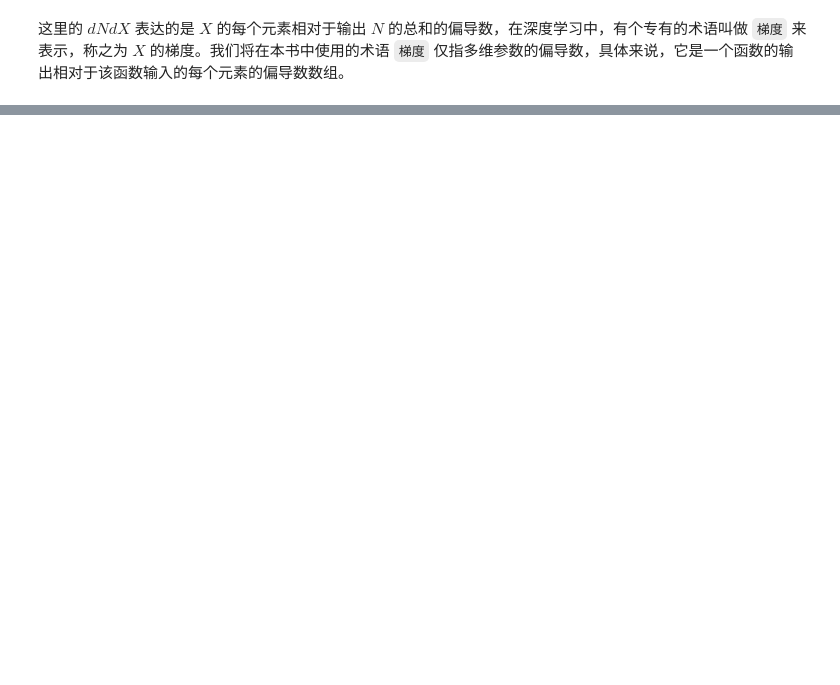
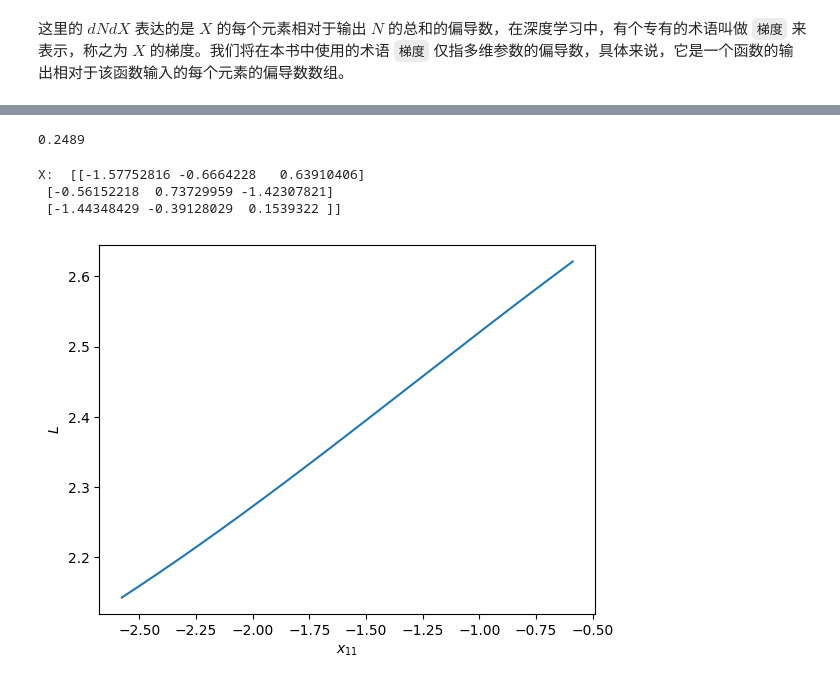
Before and after one commit to navono/keep_learning, a Jupyter notebook: ml/dl/00_neuralNet/00_from_scratch/01_Foundations.ipynb, the cells around one changed output, grey strips where cells are left out. Cells and saved outputs as stored; diff of their text form; code cells hidden in the pictures; blank space fills up the shorter version.

```diff
--- a/ml/dl/00_neuralNet/00_from_scratch/01_Foundations.ipynb
+++ b/ml/dl/00_neuralNet/00_from_scratch/01_Foundations.ipynb
@@ -662,0 +958,57 @@ def matrix_forward_extra(X: ndarray,
+# %%
+X1 = X.copy()
+X1[0, 0] += 0.001
+
+print(round(
+    (matrix_function_forward_sum(X1, W, sigmoid) - matrix_function_forward_sum(X, W, sigmoid)) / 0.001, 4))
+
+# 可以看到 dLdX 中的第一个元素和上述计算结果一致
+# %% [output]
+0.2489
+# %%
+def matrix_function_forward_sum(X: ndarray,
+                                W: ndarray,
+                                sigma: Array_Function,
+                                modify_x11: bool = False,
+                                x11: float = 0.5) -> float:
+    """
+    Computing the result of the forward pass of this function with
+    input Tensors X and W and function sigma.
+    """
+    assert X.shape[1] == W.shape[0]
+
+    if modify_x11:
+        X1 = X.copy()
+        X1[0][0] = x11
+
+    # matrix multiplication
+    N = np.dot(X1, W)
+
+    # feeding the output of the matrix multiplication through sigma
+    S = sigma(N)
+
+    # sum all the elements
+    L = np.sum(S)
+
+    return L
+
+
+print("X: ", X)
+# %% [output]
+X:  [[-1.57752816 -0.6664228   0.63910406]
+ [-0.56152218  0.73729959 -1.42307821]
+ [-1.44348429 -0.39128029  0.1539322 ]]
+# %%
+x11s = np.arange(X[0][0] - 1, X[0][0] + 1, 0.01)
+Ls = [matrix_function_forward_sum(X, W, sigmoid,
+                                  modify_x11=True,
+                                  x11=x11) for x11 in x11s]
+
+plt.plot(x11s, Ls);
+# plt.title("Value of $L$ as $x_{11}$ changes holding\nother values of $X$ and $W$ constant")
+plt.xlabel("$x_{11}$")
+plt.ylabel("$L$");
+# plt.savefig(IMG_FOLDER_PATH + "18_x11_vs_L.png");
+# plt.savefig(PDF_IMG_FOLDER_PATH + "18_x11_vs_L.pdf");
+# %% [output]
+[figure, added]
```
Also changed, not shown: parts of 14 cells of this notebook, 7 other files.
